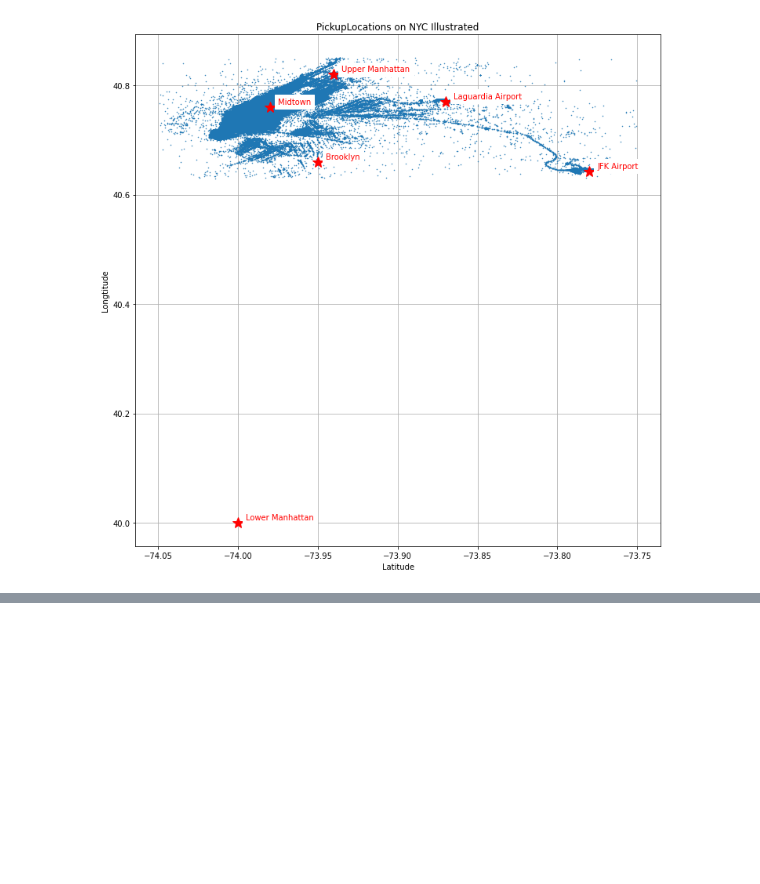
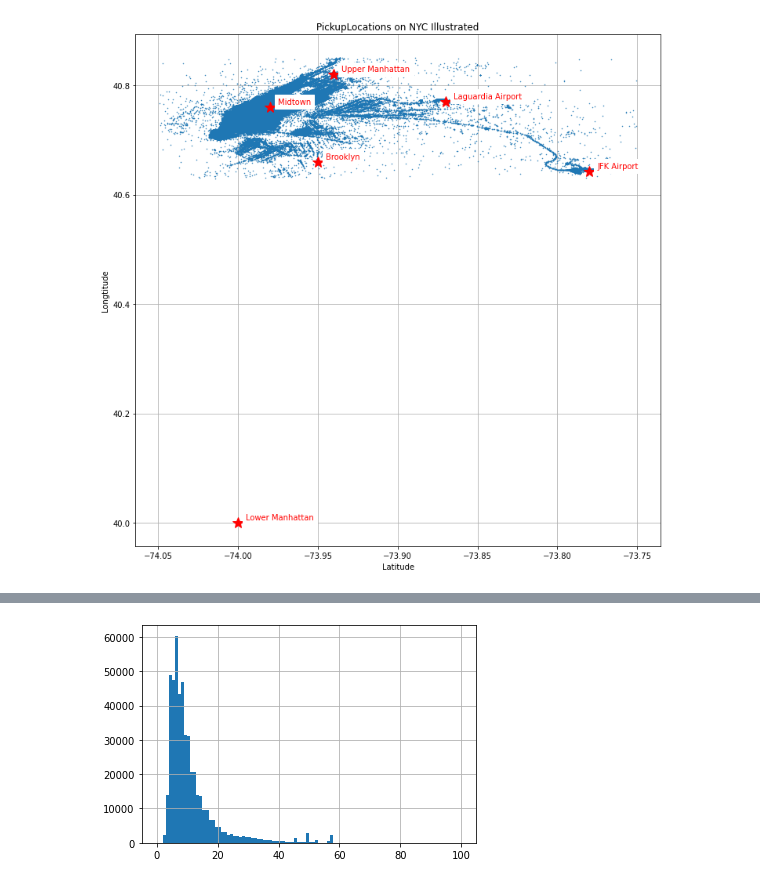
Before and after one commit to hitzza/git-practice-python, a Jupyter notebook: ex/python_study_group/taxi_fare_prediction.ipynb, the cells around one changed output, grey strips where cells are left out. Drawn from its saved outputs; the diff is of its cells as text; code cells hidden in the pictures; blank space fills up the shorter version.

```diff
--- a/ex/python_study_group/taxi_fare_prediction.ipynb
+++ b/ex/python_study_group/taxi_fare_prediction.ipynb
@@ -115,0 +155,8 @@ Name: distance, dtype: float64
+# %%
+#요금별 사용자
+df2 = df2[(df2['fare_amount']>=0) & (df2['fare_amount']<=100)]
+#이상치 제거,위치가 여기있어야함
+df2['fare_amount'].hist(bins=100)
+plt.show()
+# %% [output]
+[figure, added]
```
Also changed, not shown: parts of 5 cells of this notebook.
